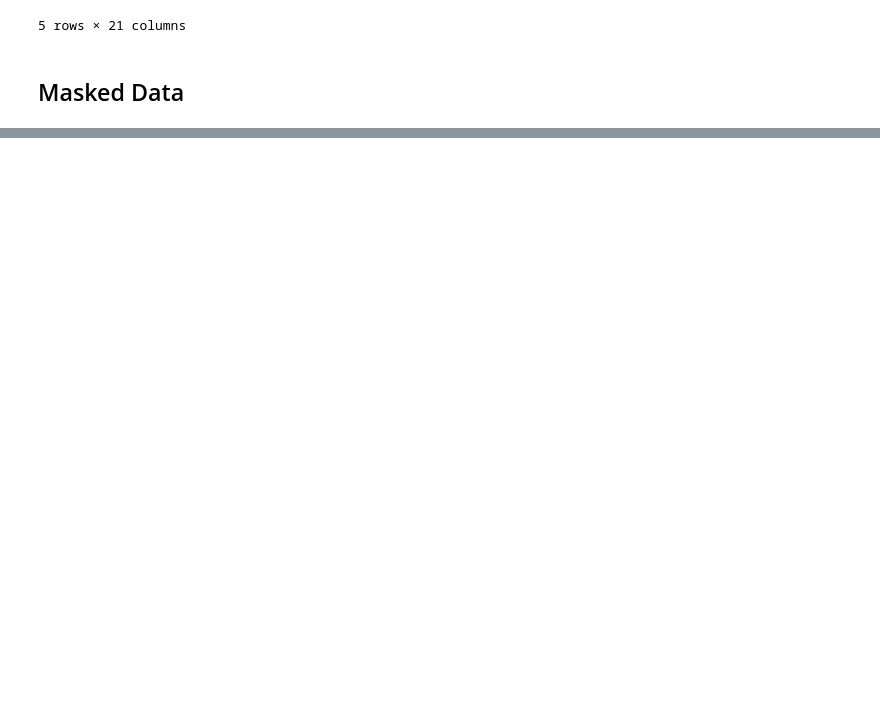
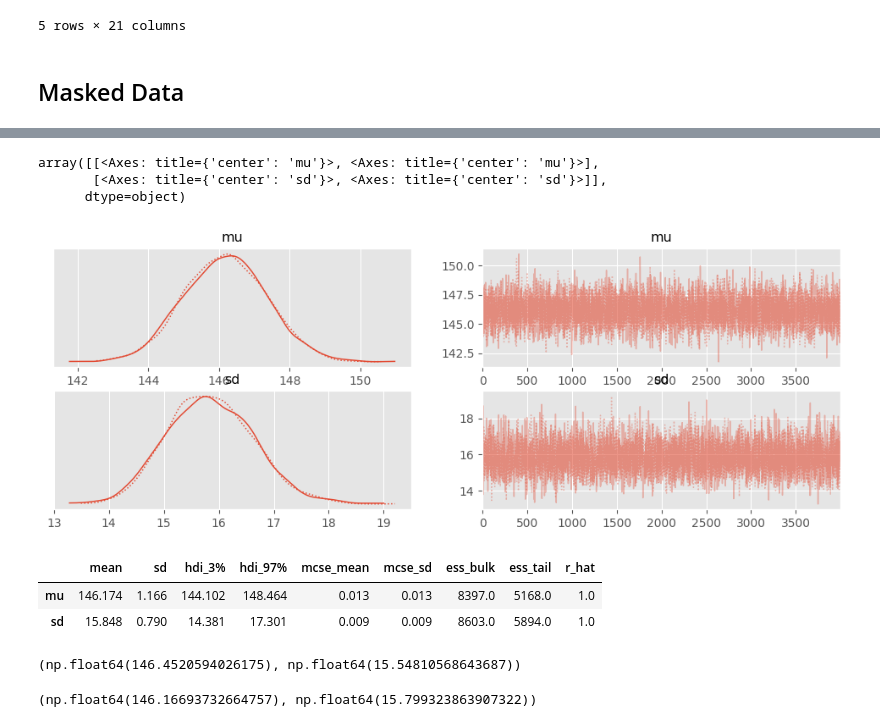
Before and after one commit to fadeeva/probabilistic, a Jupyter notebook: pymc/003_incomplete_data.ipynb, the cells around one changed output, grey strips where cells are left out. Cells and saved outputs as stored; diff of their text form; code cells hidden in the pictures; blank space fills up the shorter version.

```diff
--- a/pymc/003_incomplete_data.ipynb
+++ b/pymc/003_incomplete_data.ipynb
@@ -44,0 +58,9 @@ mcd_m = mcd[mask]
+# %%
+with pm.Model() as model_aapl:
+    mu = pm.Uniform('mu', lower=0, upper=200)
+    sd = pm.HalfNormal('sd', sigma=10)
+    y = pm.Normal('y', mu=mu, sigma=sd, observed=aapl_m)
+    trace_aapl = pm.sample(4_000)
+
+az.plot_trace(trace_aapl)
+# %% [output]
@@ -44,0 +69,18 @@ mcd_m = mcd[mask]
+array([[<Axes: title={'center': 'mu'}>, <Axes: title={'center': 'mu'}>],
+       [<Axes: title={'center': 'sd'}>, <Axes: title={'center': 'sd'}>]],
+      dtype=object)
+[figure, added]
+# %%
+az.summary(trace_aapl)
+# %% [output]
+|  | mean | sd | hdi_3% | hdi_97% | mcse_mean | mcse_sd | ess_bulk | ess_tail | r_hat |
+| mu | 146.174 | 1.166 | 144.102 | 148.464 | 0.013 | 0.013 | 8397.0 | 5168.0 | 1.0 |
+| sd | 15.848 | 0.790 | 14.381 | 17.301 | 0.009 | 0.009 | 8603.0 | 5894.0 | 1.0 |
+# %%
+aapl.mean(), aapl.std()
+# %% [output]
+(np.float64(146.4520594026175), np.float64(15.54810568643687))
+# %%
+aapl_m.mean(), aapl_m.std()
+# %% [output]
+(np.float64(146.16693732664757), np.float64(15.799323863907322))
```
Also changed, not shown: parts of 4 cells of this notebook.
